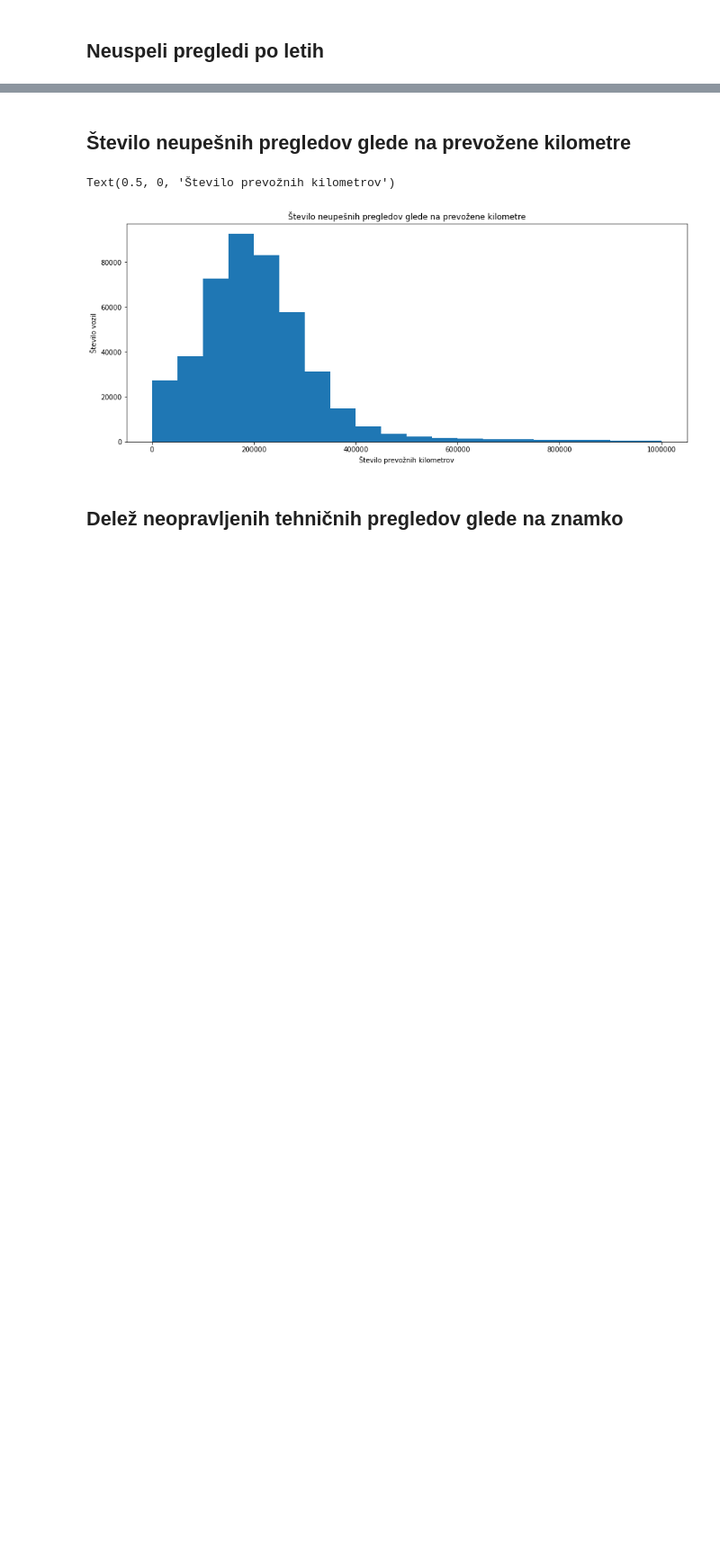
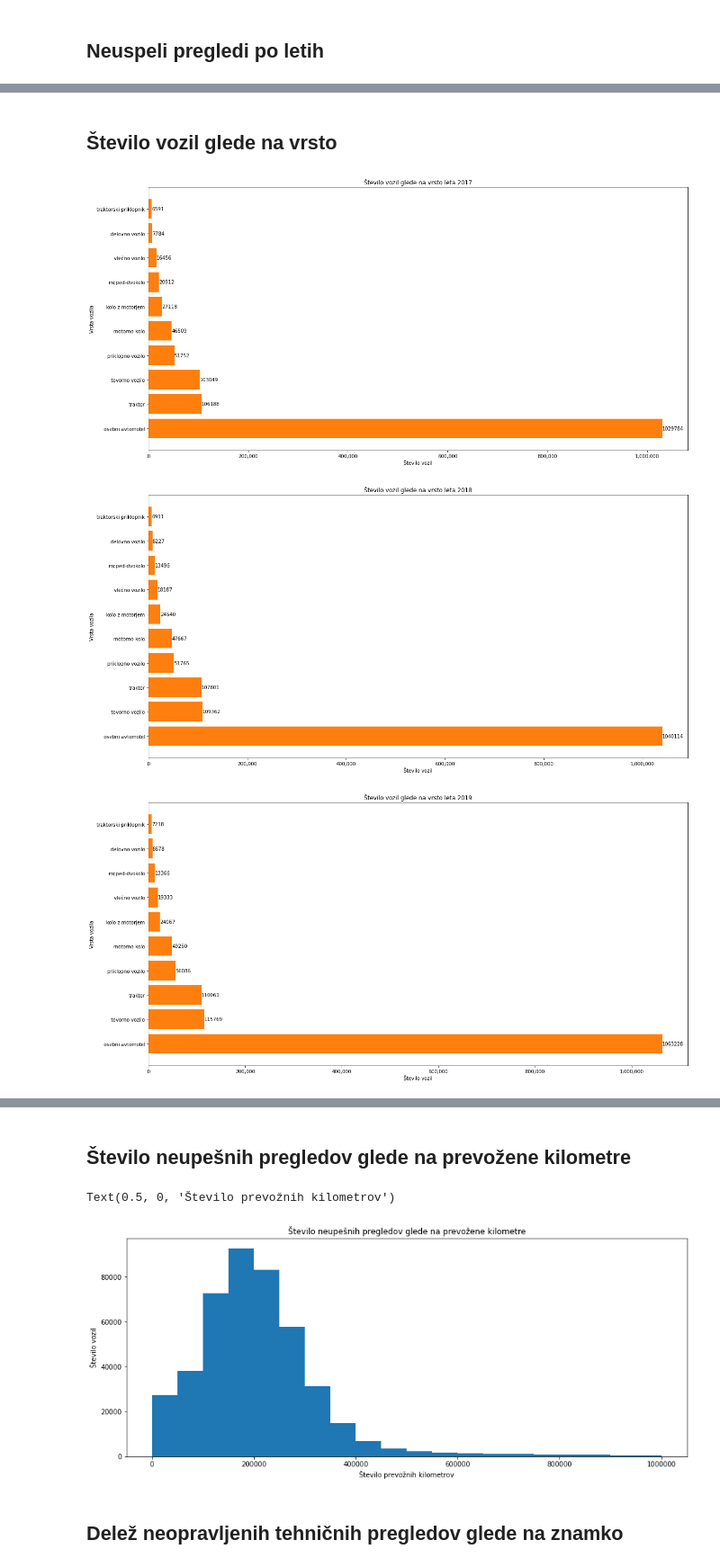
Before and after one commit to AnzeSavli/PR21aatj, a Jupyter notebook: report.ipynb, the cells around one changed output, grey strips where cells are left out. Shown at 90% size. Cells and saved outputs as stored; diff of their text form; code cells hidden in the pictures; blank space fills up the shorter version.

```diff
--- a/report.ipynb
+++ b/report.ipynb
@@ -50,0 +110,21 @@ plt.show()
+# %% [markdown]
+## Število vozil glede na vrsto
+# %%
+def drawKategorijaChart(leto):
+    fig, ax = plt.subplots(figsize =(20, 10))
+    ax.barh(data[leto][1]["KATEGORIJA_OPIS"].value_counts().head(10).keys(), data[leto][1]["KATEGORIJA_OPIS"].value_counts().head(10))
+    ax.bar_label(ax.barh(data[leto][1]["KATEGORIJA_OPIS"].value_counts().head(10).keys(), data[leto][1]["KATEGORIJA_OPIS"].value_counts().head(10)), fmt="%d")
+
+    ax.set_xlabel("Število vozil")
+    ax.set_ylabel("Vrsta vozila")
+    ax.set_title("Število vozil glede na vrsto leta " + leto)
+    ax.get_xaxis().set_major_formatter(
+    matplotlib.ticker.FuncFormatter(lambda x, p: format(int(x), ',')))
+    plt.show()
+
+for leto in range(2017,2022):
+    drawKategorijaChart(str(leto))
+# %% [output]
+[figure, added]
+[figure, added]
+[figure, added]
```
Also changed, not shown: parts of 19 cells of this notebook.
